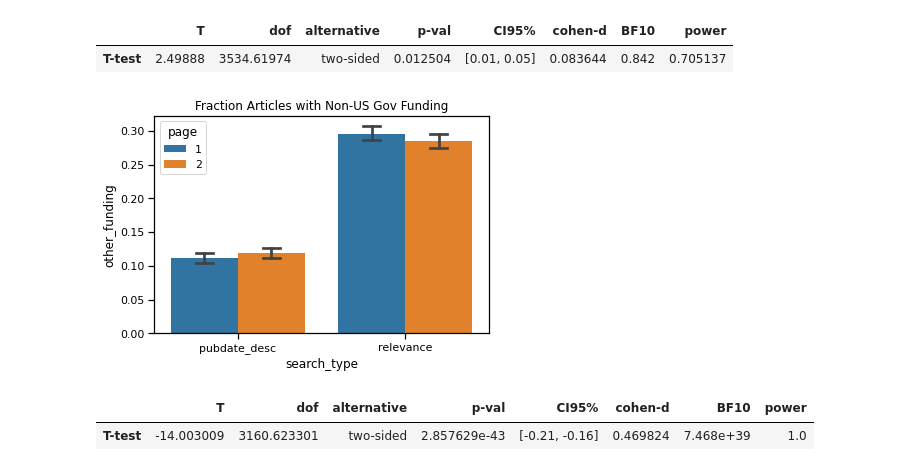
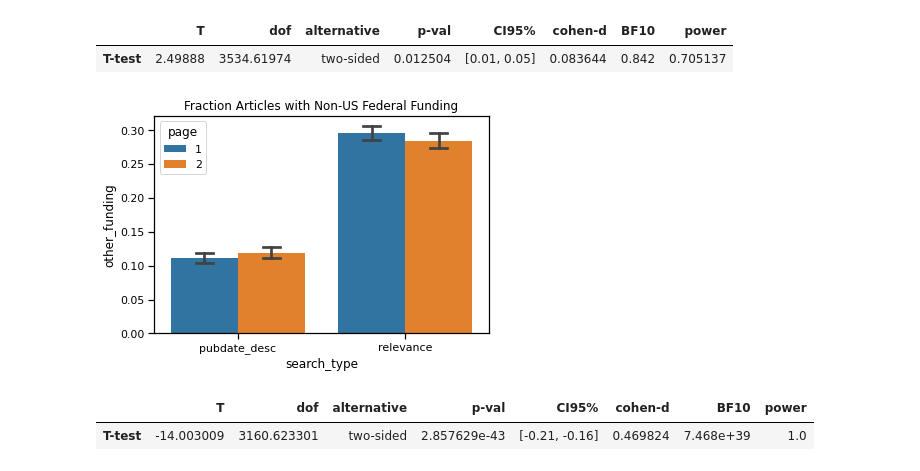
Before and after one commit to NCBI-Codeathons/pubmed-codeathon-team1, a Jupyter notebook: notebooks/data_visualizations_bl.ipynb, the cells around one changed output. Cells and saved outputs as stored; diff of their text form; code cells hidden in the pictures.

Commit message:
finalize figure and notebook

```diff
--- a/notebooks/data_visualizations_bl.ipynb
+++ b/notebooks/data_visualizations_bl.ipynb
@@ -714,10 +714,10 @@ ttest(a, b)
 # %%
 sns.set_context('notebook')
 g = sns.barplot(data=funding, x='search_type', y='other_funding', capsize=0.1,ci=68,
-                        hue='page', order=['pubdate_desc', 'relevance']).set_title('Fraction Articles with Non-US Gov Funding')
+                        hue='page', order=['pubdate_desc', 'relevance']).set_title('Fraction Articles with Non-US Federal Funding')
 plt.savefig('/home/jupyter-brooks.leitner/pubmed-codeathon-team1/data/visualizations/other_funding.png', dpi=300, bbox_inches='tight')
 # %% [output]
-[figure, old version]
+[figure, new version]
 # %%
 x = funding[funding['search_type'] == 'pubdate_desc']
 y = funding[funding['search_type'] == 'relevance']
```
Also changed, not shown: 1 other file.
